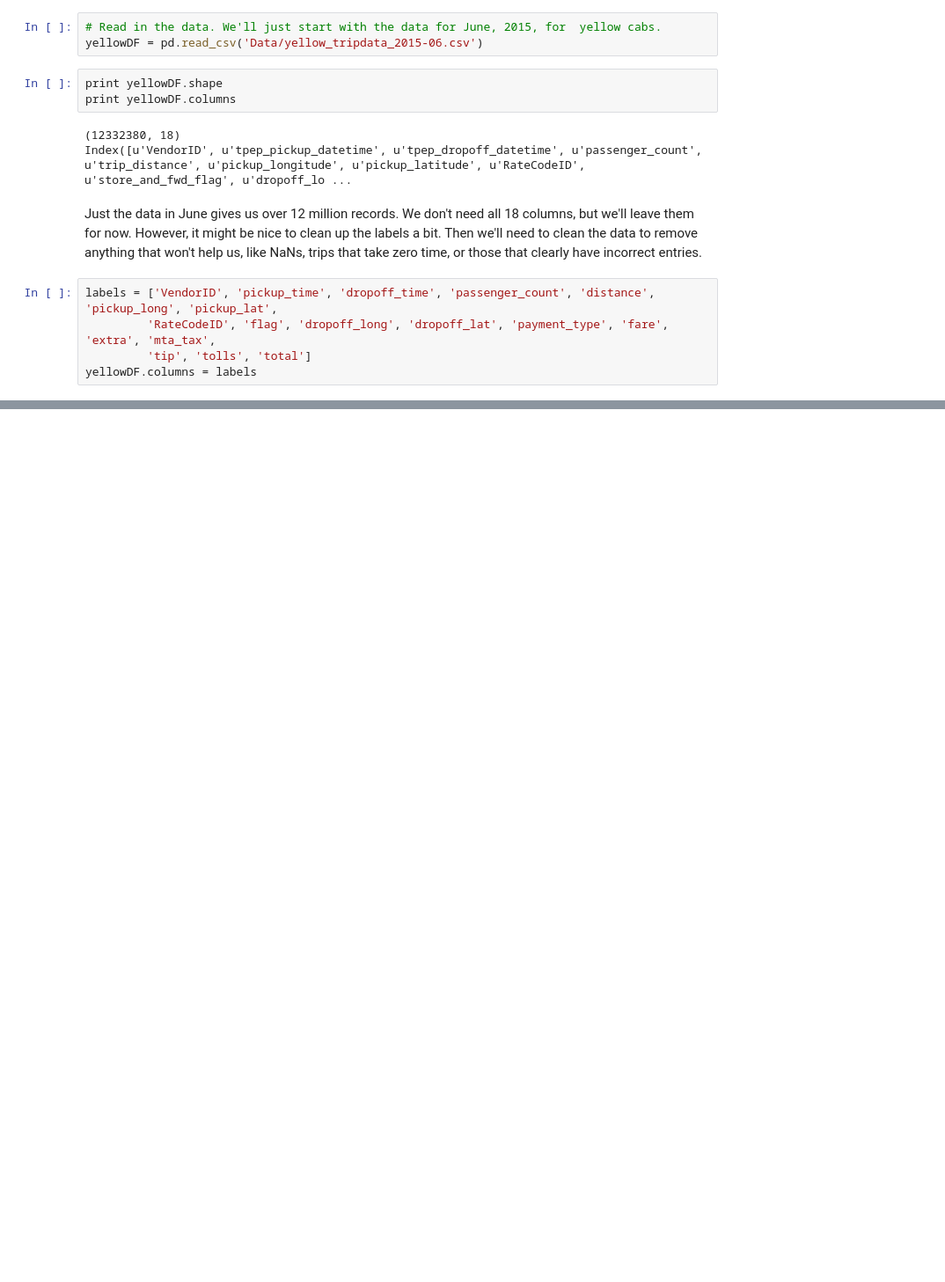
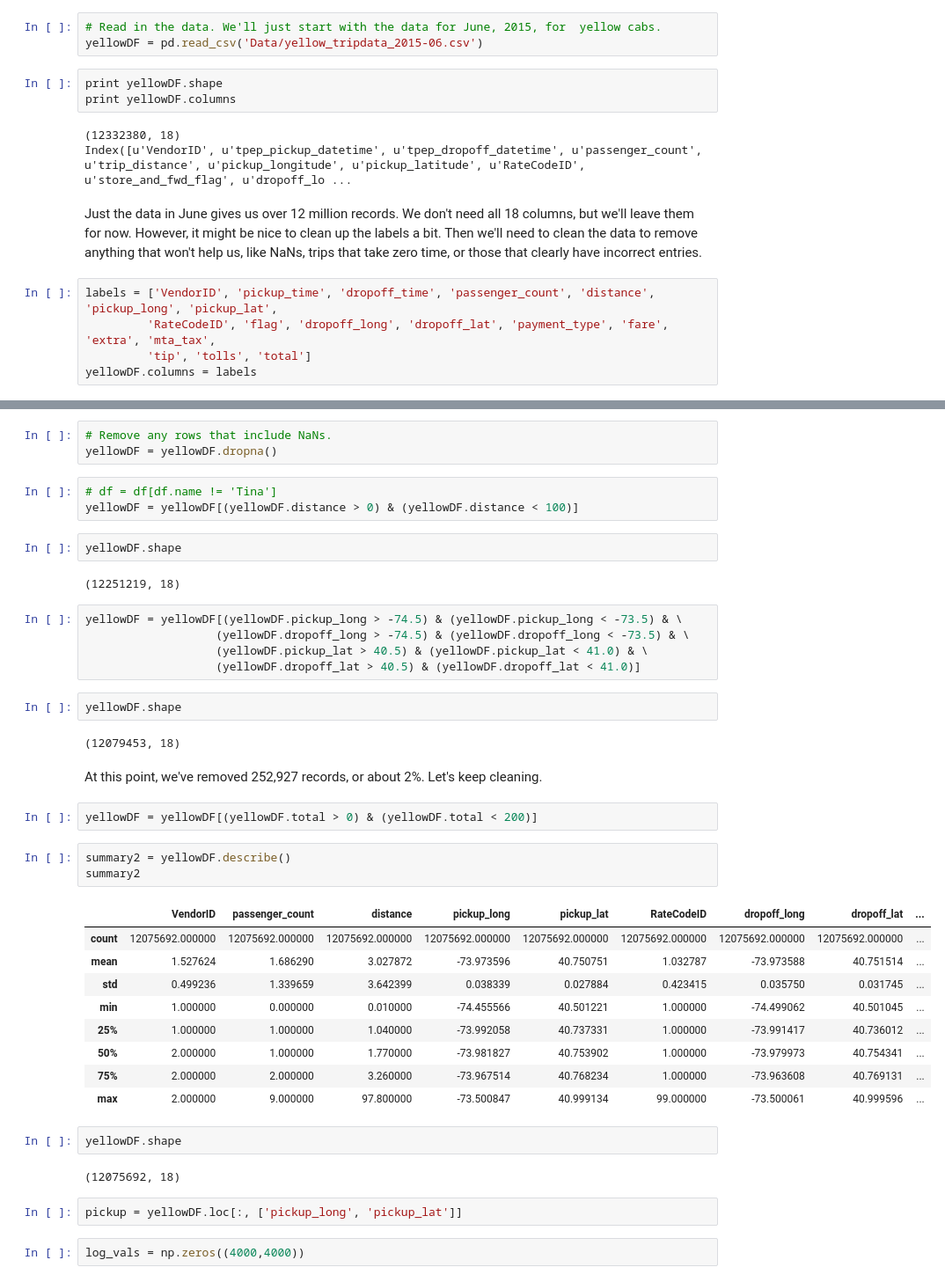
Before and after one commit to bradmager/NYC_TaxiData, a Jupyter notebook: NYC_TaxiData.ipynb, the cells around one changed output, grey strips where cells are left out. Shown: that part at 88% size. Saved outputs shown, nothing was run; the diff lists cells and outputs as text; blank space fills up the shorter version.

```diff
--- a/NYC_TaxiData.ipynb
+++ b/NYC_TaxiData.ipynb
@@ -47,0 +58,44 @@ print yellowDF.head(5)
+# %%
+# Remove any rows that include NaNs.
+yellowDF = yellowDF.dropna()
+# %%
+# df = df[df.name != 'Tina']
+yellowDF = yellowDF[(yellowDF.distance > 0) & (yellowDF.distance < 100)]
+# %%
+yellowDF.shape
+# %% [output]
+(12251219, 18)
+# %%
+yellowDF = yellowDF[(yellowDF.pickup_long > -74.5) & (yellowDF.pickup_long < -73.5) & \
+                   (yellowDF.dropoff_long > -74.5) & (yellowDF.dropoff_long < -73.5) & \
+                   (yellowDF.pickup_lat > 40.5) & (yellowDF.pickup_lat < 41.0) & \
+                   (yellowDF.dropoff_lat > 40.5) & (yellowDF.dropoff_lat < 41.0)]
+# %%
+yellowDF.shape
+# %% [output]
+(12079453, 18)
+# %% [markdown]
+At this point, we've removed 252,927 records, or about 2%. Let's keep cleaning.
+# %%
+yellowDF = yellowDF[(yellowDF.total > 0) & (yellowDF.total < 200)]
+# %%
+summary2 = yellowDF.describe()
+summary2
+# %% [output]
+|  | VendorID | passenger_count | distance | pickup_long | pickup_lat | RateCodeID | dropoff_long | dropoff_lat | ... |
+| count | 12075692.000000 | 12075692.000000 | 12075692.000000 | 12075692.000000 | 12075692.000000 | 12075692.000000 | 12075692.000000 | 12075692.000000 | ... |
+| mean | 1.527624 | 1.686290 | 3.027872 | -73.973596 | 40.750751 | 1.032787 | -73.973588 | 40.751514 | ... |
+| std | 0.499236 | 1.339659 | 3.642399 | 0.038339 | 0.027884 | 0.423415 | 0.035750 | 0.031745 | ... |
+| min | 1.000000 | 0.000000 | 0.010000 | -74.455566 | 40.501221 | 1.000000 | -74.499062 | 40.501045 | ... |
+| 25% | 1.000000 | 1.000000 | 1.040000 | -73.992058 | 40.737331 | 1.000000 | -73.991417 | 40.736012 | ... |
+| 50% | 2.000000 | 1.000000 | 1.770000 | -73.981827 | 40.753902 | 1.000000 | -73.979973 | 40.754341 | ... |
+| 75% | 2.000000 | 2.000000 | 3.260000 | -73.967514 | 40.768234 | 1.000000 | -73.963608 | 40.769131 | ... |
+| max | 2.000000 | 9.000000 | 97.800000 | -73.500847 | 40.999134 | 99.000000 | -73.500061 | 40.999596 | ... |
+# %%
+yellowDF.shape
+# %% [output]
+(12075692, 18)
+# %%
+pickup = yellowDF.loc[:, ['pickup_long', 'pickup_lat']]
+# %%
+log_vals = np.zeros((4000,4000))
```
Also changed, not shown: parts of 7 cells of this notebook.
